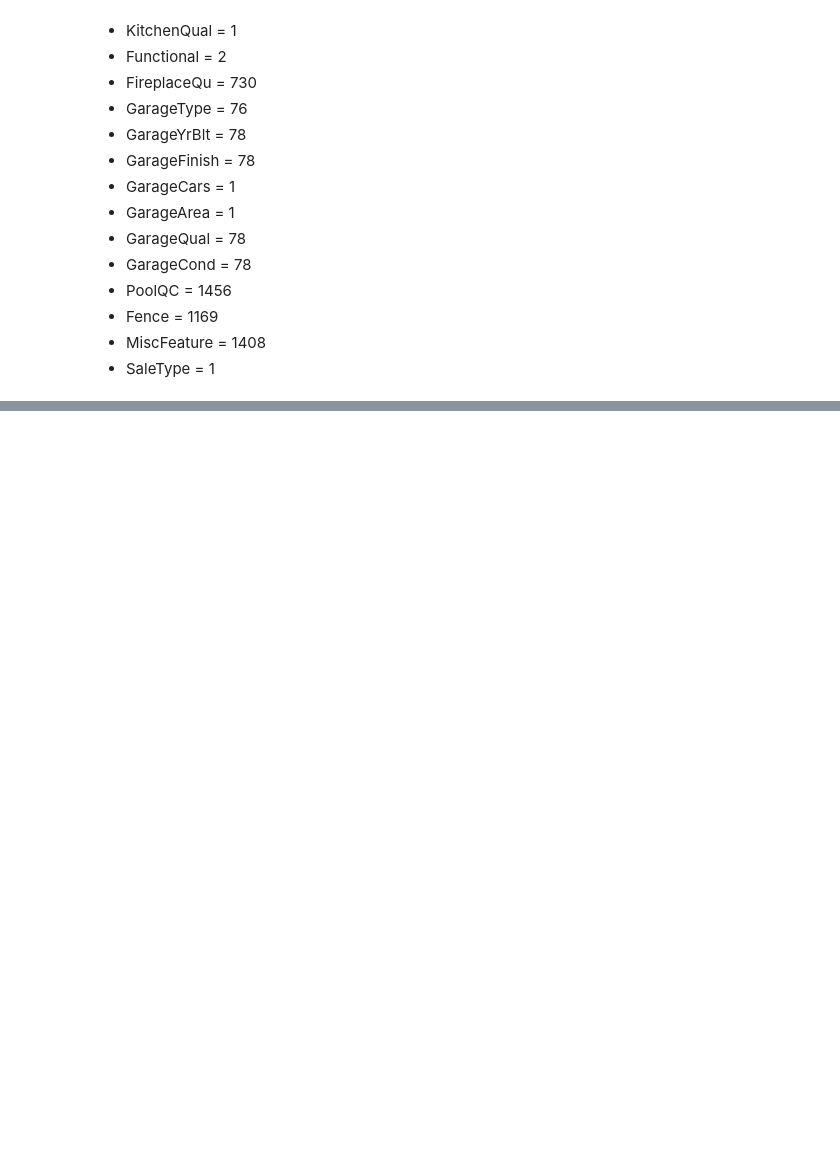
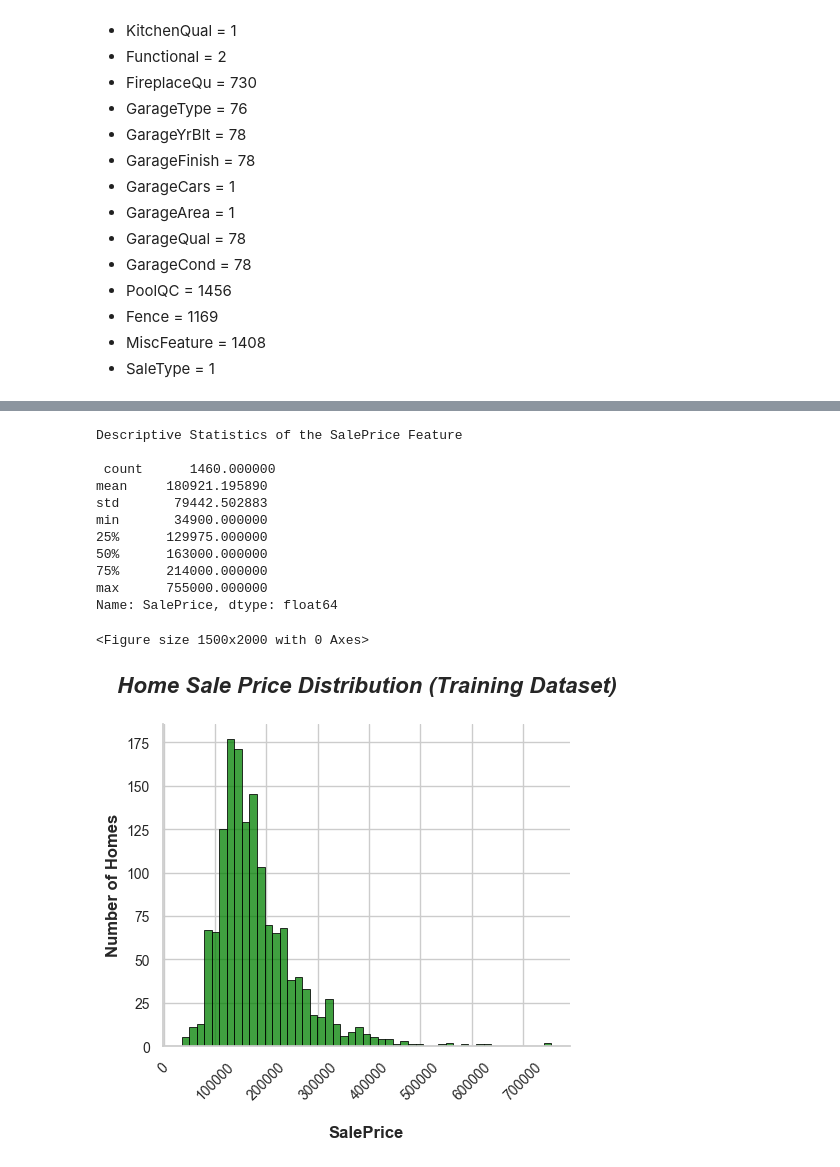
Before and after one commit to thetechleila/Housing-Prices-Predictor, a Jupyter notebook: code/EDA_Housing.ipynb, the cells around one changed output, grey strips where cells are left out. Cells and saved outputs as stored; diff of their text form; code cells hidden in the pictures; blank space fills up the shorter version.

```diff
--- a/code/EDA_Housing.ipynb
+++ b/code/EDA_Housing.ipynb
@@ -306,0 +334,31 @@ dtype: int64
+# %%
+#Use the describe() method to retrieve descriptive statistics of the "SalesPrice" feature (the target variable)
+
+print("Descriptive Statistics of the SalePrice Feature\n\n", df_train["SalePrice"].describe())
+
+#Visualize house price distribution as an sns displot
+plt.figure(figsize=(15, 20))
+
+sns.displot(df_train["SalePrice"], color="green", edgecolor ='black').set(title='width = 1')
+sns.set(style="whitegrid")
+plt.title("Home Sale Price Distribution (Training Dataset)\n", fontsize=16, weight='bold', style='italic')
+plt.xlabel("\nSalePrice", fontsize=12, weight='bold')
+plt.ylabel("Number of Homes", fontsize=12, weight='bold')
+plt.tick_params(axis='both', which='major', labelsize=10)
+plt.xticks(rotation=45)
+plt.tight_layout()
+plt.show()
+# %% [output]
+Descriptive Statistics of the SalePrice Feature
+
+ count      1460.000000
+mean     180921.195890
+std       79442.502883
+min       34900.000000
+25%      129975.000000
+50%      163000.000000
+75%      214000.000000
+max      755000.000000
+Name: SalePrice, dtype: float64
+<Figure size 1500x2000 with 0 Axes>
+[figure, added]
```
Also changed, not shown: parts of 7 cells of this notebook, 3 other files.
